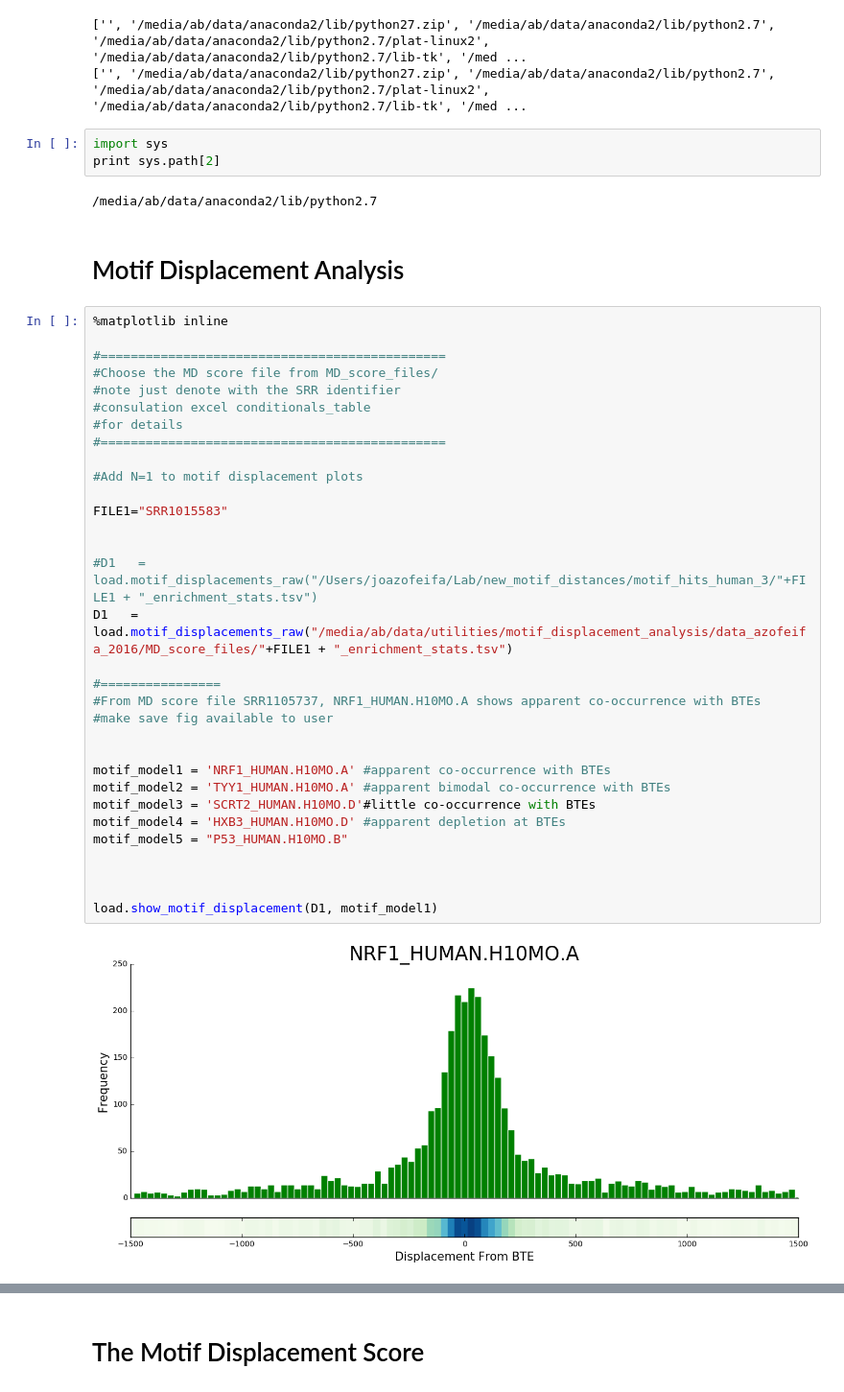
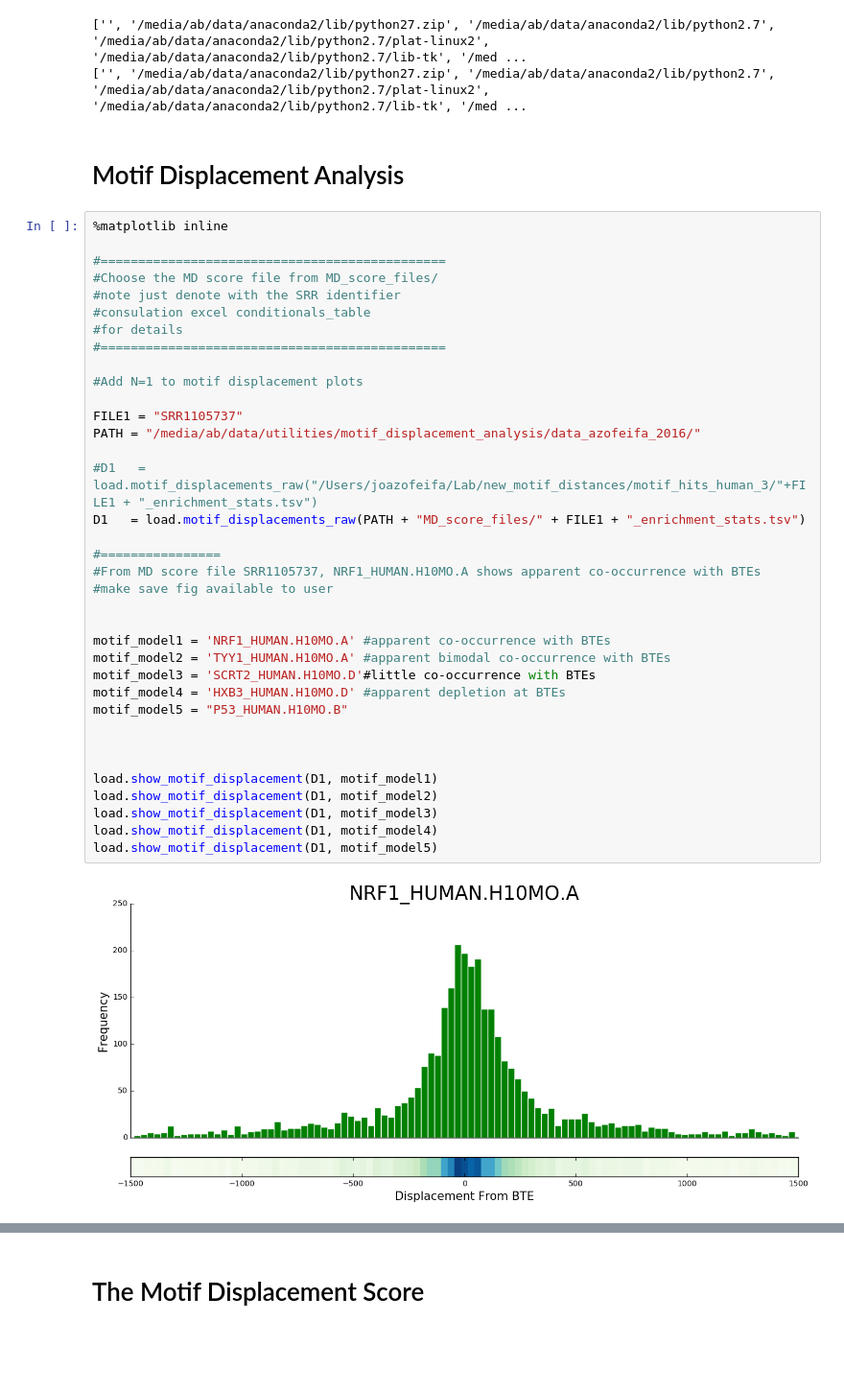
Before and after one commit to abgen/Jupyter, a Jupyter notebook: MD_score_analysis.ipynb, the cells around one changed output, grey strips where cells are left out. Shown at 96% size. Cells and saved outputs as stored; diff of their text form; blank space fills up the shorter version.

```diff
--- a/MD_score_analysis.ipynb
+++ b/MD_score_analysis.ipynb
@@ -23,44 +23,43 @@ from motif_displacement_analysis_package import motif_scanning
 # %% [output]
 ['', '/media/ab/data/anaconda2/lib/python27.zip', '/media/ab/data/anaconda2/lib/python2.7', '/media/ab/data/anaconda2/lib/python2.7/plat-linux2', '/media/ab/data/anaconda2/lib/python2.7/lib-tk', '/med ...
 ['', '/media/ab/data/anaconda2/lib/python27.zip', '/media/ab/data/anaconda2/lib/python2.7', '/media/ab/data/anaconda2/lib/python2.7/plat-linux2', '/media/ab/data/anaconda2/lib/python2.7/lib-tk', '/med ...
-# %%
-import sys
-print sys.path[2]
-# %% [output]
-/media/ab/data/anaconda2/lib/python2.7
 # %% [markdown]
 # Motif Displacement Analysis
 # %%
 %matplotlib inline
 
 #==============================================
 #Choose the MD score file from MD_score_files/
 #note just denote with the SRR identifier
 #consulation excel conditionals_table
 #for details
 #==============================================
 
 #Add N=1 to motif displacement plots
 
-FILE1="SRR1015583"
-
+FILE1 = "SRR1105737"
+PATH = "/media/ab/data/utilities/motif_displacement_analysis/data_azofeifa_2016/"
 
 #D1   = load.motif_displacements_raw("/Users/joazofeifa/Lab/new_motif_distances/motif_hits_human_3/"+FILE1 + "_enrichment_stats.tsv")
-D1   = load.motif_displacements_raw("/media/ab/data/utilities/motif_displacement_analysis/data_azofeifa_2016/MD_score_files/"+FILE1 + "_enrichment_stats.tsv")
+D1   = load.motif_displacements_raw(PATH + "MD_score_files/" + FILE1 + "_enrichment_stats.tsv")
 
 #================
 #From MD score file SRR1105737, NRF1_HUMAN.H10MO.A shows apparent co-occurrence with BTEs
 #make save fig available to user
 
 
 motif_model1 = 'NRF1_HUMAN.H10MO.A' #apparent co-occurrence with BTEs
 motif_model2 = 'TYY1_HUMAN.H10MO.A' #apparent bimodal co-occurrence with BTEs
 motif_model3 = 'SCRT2_HUMAN.H10MO.D'#little co-occurrence with BTEs
 motif_model4 = 'HXB3_HUMAN.H10MO.D' #apparent depletion at BTEs
 motif_model5 = "P53_HUMAN.H10MO.B"
 
 
 
 load.show_motif_displacement(D1, motif_model1)
+load.show_motif_displacement(D1, motif_model2)
+load.show_motif_displacement(D1, motif_model3)
+load.show_motif_displacement(D1, motif_model4)
+load.show_motif_displacement(D1, motif_model5)
 # %% [output]
-[figure, old version]
+[figure, new version]
```
Also changed, not shown: parts of 8 cells of this notebook, 8 other files.
